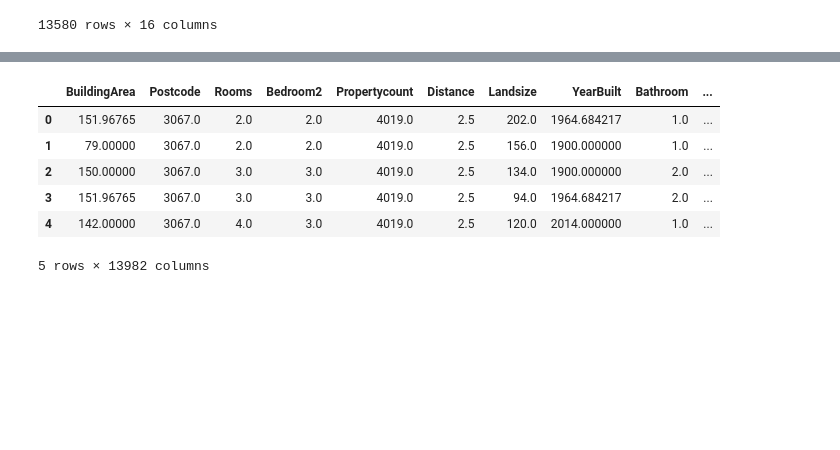
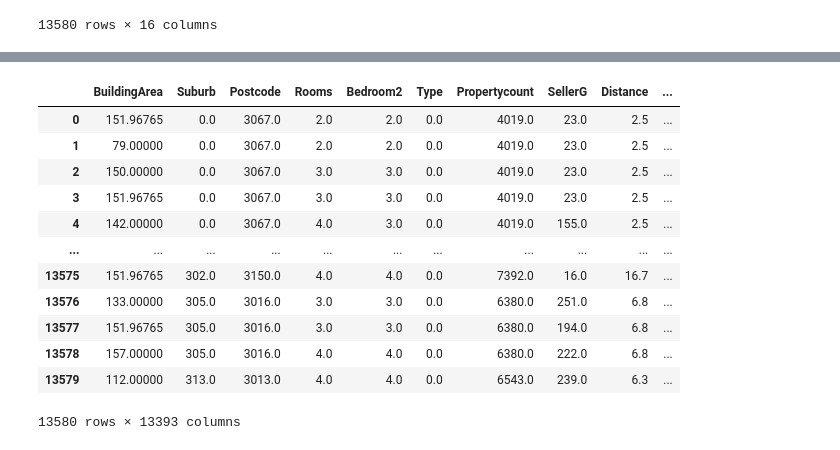
Before and after one commit to ABDELLAH-Hallou/melbourne-housing-snapshot, a Jupyter notebook: notebook0ba4d0aa7f.ipynb, the cells around one changed output, grey strips where cells are left out. Cells and saved outputs as stored; diff of their text form; code cells hidden in the pictures; blank space fills up the shorter version.

```diff
--- a/notebook0ba4d0aa7f.ipynb
+++ b/notebook0ba4d0aa7f.ipynb
@@ -162,0 +193,5 @@ inputs
+# %%
+#Address
+print('null values:',inputs['Address'].isnull().sum())
+print(inputs['Address'].value_counts())
+inputs=pd.get_dummies(inputs, columns=['Address'])
@@ -163,18 +212,26 @@ inputs
+# %%
+inputs
+# %% [output]
+|  | BuildingArea | Suburb | Postcode | Rooms | Bedroom2 | Type | Propertycount | SellerG | Distance | ... |
+| 0 | 151.96765 | 0.0 | 3067.0 | 2.0 | 2.0 | 0.0 | 4019.0 | 23.0 | 2.5 | ... |
+| 1 | 79.00000 | 0.0 | 3067.0 | 2.0 | 2.0 | 0.0 | 4019.0 | 23.0 | 2.5 | ... |
+| 2 | 150.00000 | 0.0 | 3067.0 | 3.0 | 3.0 | 0.0 | 4019.0 | 23.0 | 2.5 | ... |
+| 3 | 151.96765 | 0.0 | 3067.0 | 3.0 | 3.0 | 0.0 | 4019.0 | 23.0 | 2.5 | ... |
+| 4 | 142.00000 | 0.0 | 3067.0 | 4.0 | 3.0 | 0.0 | 4019.0 | 155.0 | 2.5 | ... |
+| ... | ... | ... | ... | ... | ... | ... | ... | ... | ... | ... |
+| 13575 | 151.96765 | 302.0 | 3150.0 | 4.0 | 4.0 | 0.0 | 7392.0 | 16.0 | 16.7 | ... |
+| 13576 | 133.00000 | 305.0 | 3016.0 | 3.0 | 3.0 | 0.0 | 6380.0 | 251.0 | 6.8 | ... |
+| 13577 | 151.96765 | 305.0 | 3016.0 | 3.0 | 3.0 | 0.0 | 6380.0 | 194.0 | 6.8 | ... |
+| 13578 | 157.00000 | 305.0 | 3016.0 | 4.0 | 4.0 | 0.0 | 6380.0 | 222.0 | 6.8 | ... |
+| 13579 | 112.00000 | 313.0 | 3013.0 | 4.0 | 4.0 | 0.0 | 6543.0 | 239.0 | 6.3 | ... |
+13580 rows × 13393 columns
 # %%
-s = (inputs.dtypes == 'object')
-object_cols = list(s[s].index)
-OH_encoder = OneHotEncoder(handle_unknown='ignore', sparse=False)
-OH_cols_train = pd.DataFrame(OH_encoder.fit_transform(inputs[object_cols]))
-OH_cols_train.index = inputs.index
-num_X_train = inputs.drop(object_cols, axis=1)
-X_train = pd.concat([num_X_train, OH_cols_train], axis=1)
-X_train.head()
+# s = (inputs.dtypes == 'object')
+# object_cols = list(s[s].index)
+# OH_encoder = OneHotEncoder(handle_unknown='ignore', sparse=False)
+# OH_cols_train = pd.DataFrame(OH_encoder.fit_transform(inputs[object_cols]))
+# OH_cols_train.index = inputs.index
+# num_X_train = inputs.drop(object_cols, axis=1)
+# X_train = pd.concat([num_X_train, OH_cols_train], axis=1)
+# X_train.head()
-# %% [output]
-|  | BuildingArea | Postcode | Rooms | Bedroom2 | Propertycount | Distance | Landsize | YearBuilt | Bathroom | ... |
-| 0 | 151.96765 | 3067.0 | 2.0 | 2.0 | 4019.0 | 2.5 | 202.0 | 1964.684217 | 1.0 | ... |
-| 1 | 79.00000 | 3067.0 | 2.0 | 2.0 | 4019.0 | 2.5 | 156.0 | 1900.000000 | 1.0 | ... |
-| 2 | 150.00000 | 3067.0 | 3.0 | 3.0 | 4019.0 | 2.5 | 134.0 | 1900.000000 | 2.0 | ... |
-| 3 | 151.96765 | 3067.0 | 3.0 | 3.0 | 4019.0 | 2.5 | 94.0 | 1964.684217 | 2.0 | ... |
-| 4 | 142.00000 | 3067.0 | 4.0 | 3.0 | 4019.0 | 2.5 | 120.0 | 2014.000000 | 1.0 | ... |
-5 rows × 13982 columns
 # %%
```
Also changed, not shown: parts of 16 cells of this notebook.
